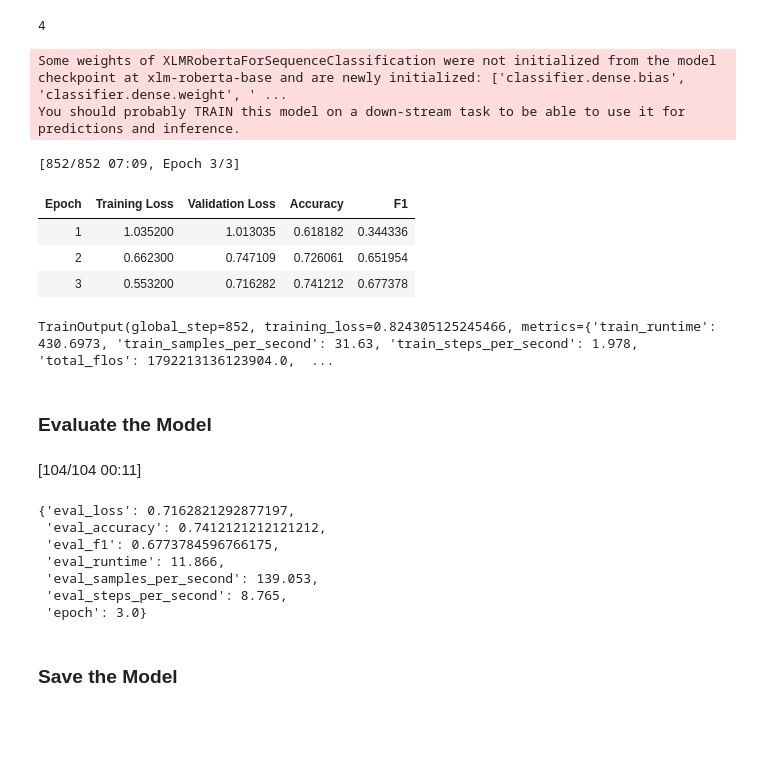
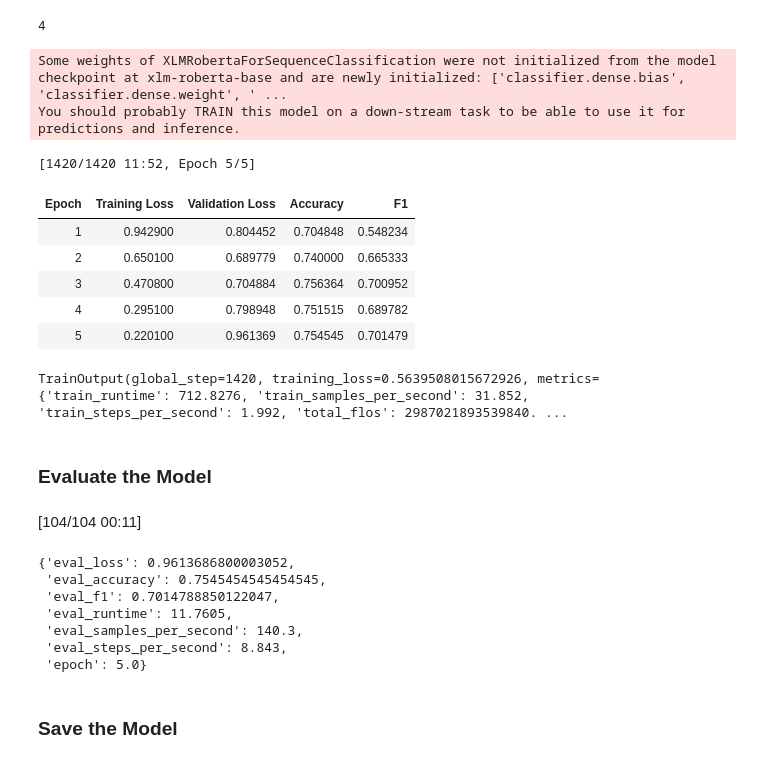
Before and after one commit to ahmedembeddedxx/GHaLIB, a Jupyter notebook: cookbooks/[9] Finetuned RoBERTa (MC).ipynb, the cells around one changed output. Saved outputs shown, nothing was run; the diff lists cells and outputs as text; code cells hidden in the pictures; blank space fills up the shorter version.

Commit message:
increased epochs

```diff
--- a/cookbooks/[9] Finetuned RoBERTa (MC).ipynb
+++ b/cookbooks/[9] Finetuned RoBERTa (MC).ipynb
@@ -129,53 +129,56 @@ len(en_train['multiclass'].unique())
 model = AutoModelForSequenceClassification.from_pretrained("xlm-roberta-base", num_labels=4)
 
 training_args = TrainingArguments(
     output_dir="./results",
     evaluation_strategy="epoch",
     save_strategy="epoch",
     save_total_limit=2,
     per_device_train_batch_size=16,
     per_device_eval_batch_size=16,
-    num_train_epochs=3,
+    num_train_epochs=5,
     weight_decay=0.01,
     logging_dir="./logs",
     logging_steps=50,
     load_best_model_at_end=True,
-    metric_for_best_model="accuracy",
+    metric_for_best_model="f1",  # Set F1-score as the best model metric
+    greater_is_better=True,  # Ensures higher F1 is considered better
     report_to="none"
 )
 
 trainer = Trainer(
     model=model,
     args=training_args,
     train_dataset=train_dataset,
     eval_dataset=dev_dataset,
     tokenizer=tokenizer,
     compute_metrics=compute_metrics
 )
 
 trainer.train()
 # %% [output]
 Some weights of XLMRobertaForSequenceClassification were not initialized from the model checkpoint at xlm-roberta-base and are newly initialized: ['classifier.dense.bias', 'classifier.dense.weight', ' ...
 You should probably TRAIN this model on a down-stream task to be able to use it for predictions and inference.
-[852/852 07:09, Epoch 3/3]
+[1420/1420 11:52, Epoch 5/5]
 | Epoch | Training Loss | Validation Loss | Accuracy | F1 |
-| 1 | 1.035200 | 1.013035 | 0.618182 | 0.344336 |
-| 2 | 0.662300 | 0.747109 | 0.726061 | 0.651954 |
-| 3 | 0.553200 | 0.716282 | 0.741212 | 0.677378 |
+| 1 | 0.942900 | 0.804452 | 0.704848 | 0.548234 |
+| 2 | 0.650100 | 0.689779 | 0.740000 | 0.665333 |
+| 3 | 0.470800 | 0.704884 | 0.756364 | 0.700952 |
+| 4 | 0.295100 | 0.798948 | 0.751515 | 0.689782 |
+| 5 | 0.220100 | 0.961369 | 0.754545 | 0.701479 |
-TrainOutput(global_step=852, training_loss=0.824305125245466, metrics={'train_runtime': 430.6973, 'train_samples_per_second': 31.63, 'train_steps_per_second': 1.978, 'total_flos': 1792213136123904.0,  ...
+TrainOutput(global_step=1420, training_loss=0.5639508015672926, metrics={'train_runtime': 712.8276, 'train_samples_per_second': 31.852, 'train_steps_per_second': 1.992, 'total_flos': 2987021893539840. ...
 # %% [markdown]
 ### Evaluate the Model
 # %%
 trainer.evaluate()
 # %% [output]
 [104/104 00:11]
-{'eval_loss': 0.7162821292877197,
- 'eval_accuracy': 0.7412121212121212,
- 'eval_f1': 0.6773784596766175,
- 'eval_runtime': 11.866,
- 'eval_samples_per_second': 139.053,
- 'eval_steps_per_second': 8.765,
- 'epoch': 3.0}
+{'eval_loss': 0.9613686800003052,
+ 'eval_accuracy': 0.7545454545454545,
+ 'eval_f1': 0.7014788850122047,
+ 'eval_runtime': 11.7605,
+ 'eval_samples_per_second': 140.3,
+ 'eval_steps_per_second': 8.843,
+ 'epoch': 5.0}
 # %% [markdown]
 ### **Save the Model**
 # %%
```
Also changed, not shown: parts of 1 cell of this notebook.
